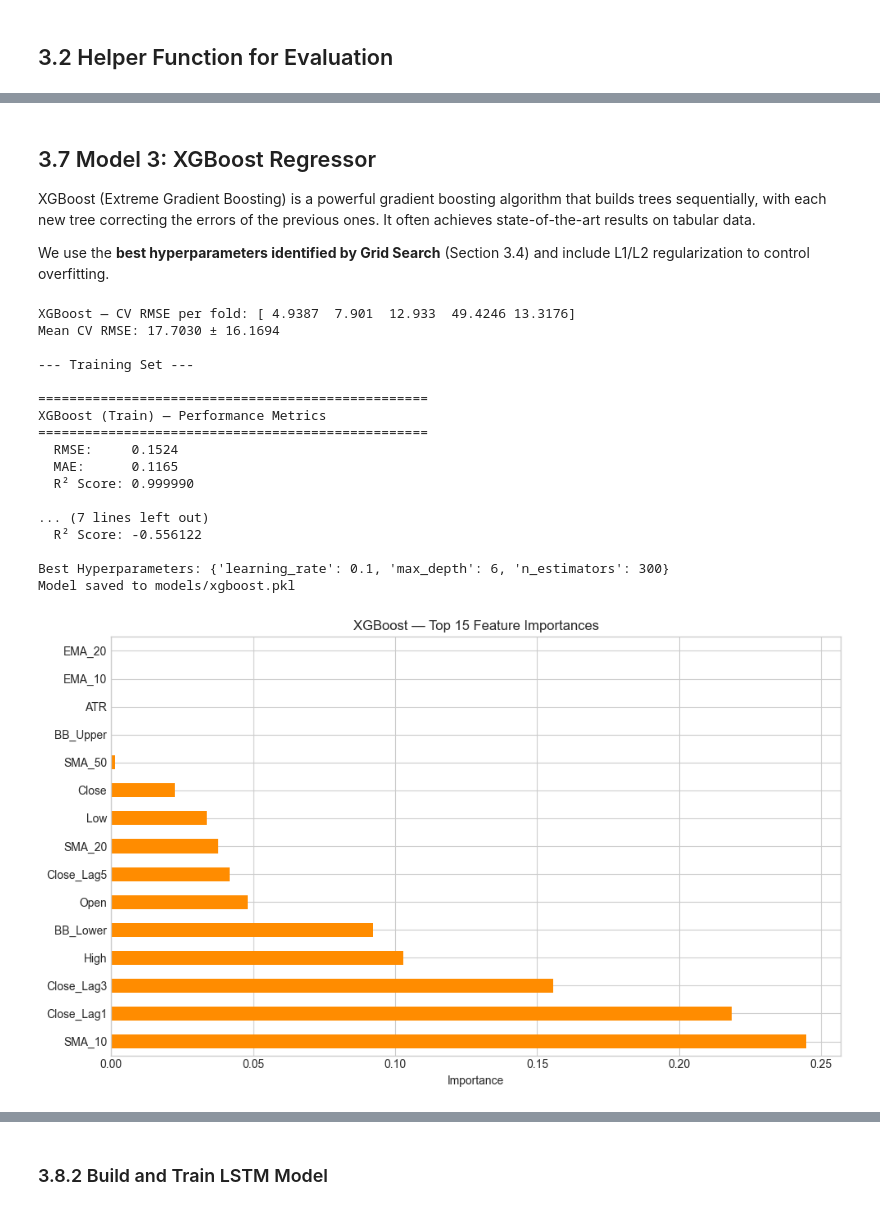
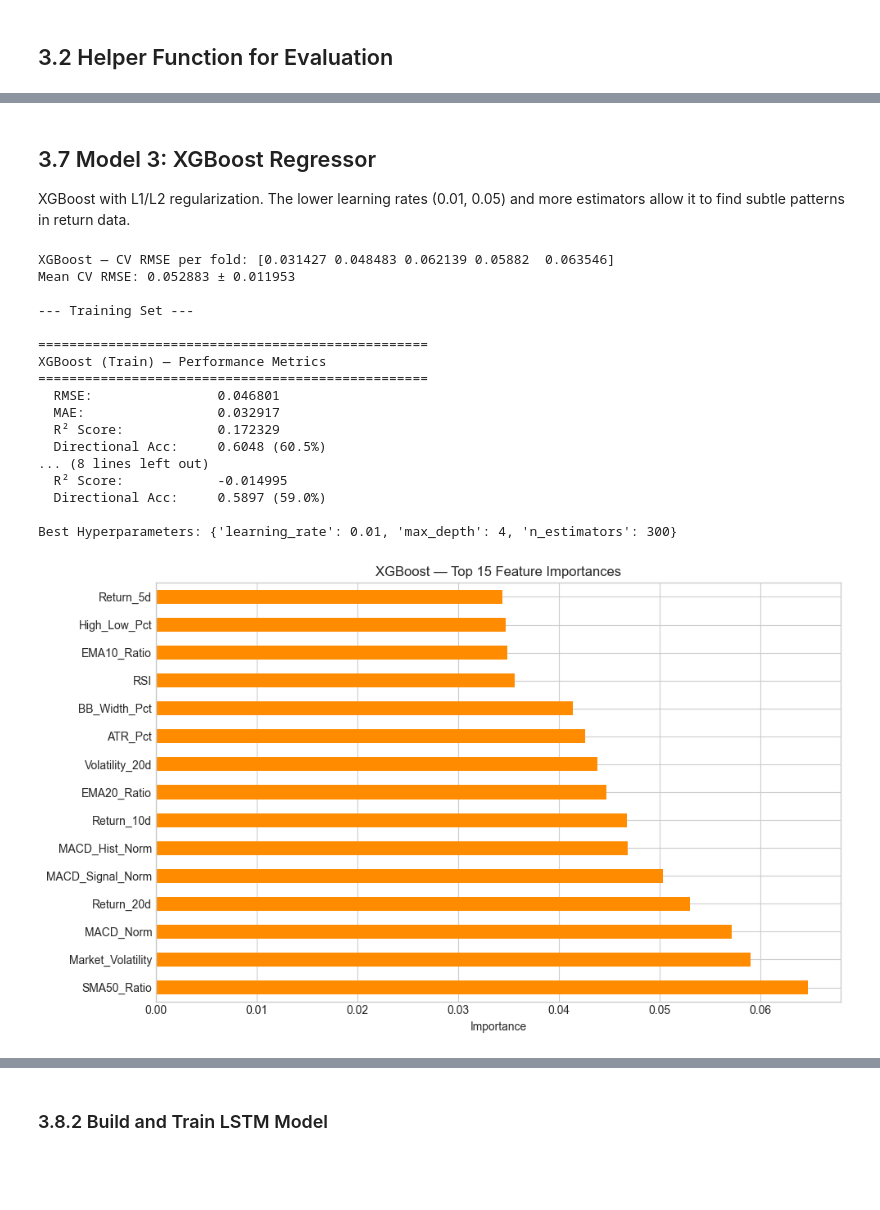
Before and after one commit to csdmichael/AIML-Capstone-Project-StockForecasting, a Jupyter notebook: notebooks/03_Modeling.ipynb, the cells around one changed output, grey strips where cells are left out. Saved outputs shown, nothing was run; the diff lists cells and outputs as text; code cells hidden in the pictures; blank space fills up the shorter version.

Commit message:
5-day forward stock returns

```diff
--- a/notebooks/03_Modeling.ipynb
+++ b/notebooks/03_Modeling.ipynb
@@ -158,9 +154,9 @@ We use **GridSearchCV** with **TimeSeriesSplit** to systematically search for th
 # %%
 # --- Grid Search for Random Forest ---
 rf_param_grid = {
-    'n_estimators': [100, 200],
+    'n_estimators': [200, 300],
     'max_depth': [10, 15, 20],
-    'min_samples_split': [3, 5]
+    'min_samples_split': [5, 10]
 }
 
 rf_grid_search = GridSearchCV(
@@ -175,13 +171,13 @@ rf_grid_search.fit(X_train, y_train)
 
 print('\nRandom Forest — Grid Search Results:')
 print(f'  Best Parameters: {rf_grid_search.best_params_}')
-print(f'  Best CV RMSE:    {np.sqrt(-rf_grid_search.best_score_):.4f}')
+print(f'  Best CV RMSE:    {np.sqrt(-rf_grid_search.best_score_):.6f}')
 
 # --- Grid Search for XGBoost ---
 xgb_param_grid = {
-    'n_estimators': [200, 300],
+    'n_estimators': [300, 500],
     'max_depth': [4, 6, 8],
-    'learning_rate': [0.05, 0.1]
+    'learning_rate': [0.01, 0.05]
 }
 
 xgb_grid_search = GridSearchCV(
@@ -197,7 +193,7 @@ xgb_grid_search.fit(X_train, y_train)
 
 print('\nXGBoost — Grid Search Results:')
 print(f'  Best Parameters: {xgb_grid_search.best_params_}')
-print(f'  Best CV RMSE:    {np.sqrt(-xgb_grid_search.best_score_):.4f}')
+print(f'  Best CV RMSE:    {np.sqrt(-xgb_grid_search.best_score_):.6f}')
 # %% [output]
 Fitting 5 folds for each of 12 candidates, totalling 60 fits
 
@@ -220,32 +212,23 @@ We wrap `StandardScaler` and `LinearRegression` in a **scikit-learn Pipeline** t
 # %%
-# Build a Pipeline: StandardScaler → LinearRegression
-lr_pipeline = Pipeline([
-    ('scaler', StandardScaler()),
-    ('regressor', LinearRegression())
-])
+lr_pipeline = Pipeline([('scaler', StandardScaler()), ('regressor', LinearRegression())])
 lr_pipeline.fit(X_train, y_train)
 
-# Cross-validate with TimeSeriesSplit (Pipeline handles scaling internally per fold)
 lr_cv_rmse = np.sqrt(-cross_val_score(
     Pipeline([('scaler', StandardScaler()), ('regressor', LinearRegression())]),
-    X_train, y_train,
-    cv=tscv, scoring='neg_mean_squared_error'
+    X_train, y_train, cv=tscv, scoring='neg_mean_squared_error'
 ))
-print(f'Linear Regression Pipeline — CV RMSE per fold: {lr_cv_rmse.round(4)}')
-print(f'Mean CV RMSE: {lr_cv_rmse.mean():.4f} ± {lr_cv_rmse.std():.4f}')
+print(f'Linear Regression — CV RMSE per fold: {lr_cv_rmse.round(6)}')
+print(f'Mean CV RMSE: {lr_cv_rmse.mean():.6f} ± {lr_cv_rmse.std():.6f}')
 
-# Predictions on test set
 lr_train_pred = lr_pipeline.predict(X_train)
 lr_test_pred = lr_pipeline.predict(X_test)
 
-# Evaluate
 print('\n--- Training Set ---')
 _ = evaluate_model('Linear Regression (Train)', y_train, lr_train_pred)
 print('\n--- Test Set ---')
 lr_results = evaluate_model('Linear Regression', y_test, lr_test_pred)
 results.append(lr_results)
 
-# Save pipeline (includes scaler + model)
 joblib.dump(lr_pipeline, os.path.join(models_dir, 'linear_regression_pipeline.pkl'))
-print('\nPipeline saved to models/linear_regression_pipeline.pkl')
+print('\nPipeline saved.')
 # %% [output]
@@ -508,69 +372,57 @@ plt.show()
 # %% [markdown]
 ## 3.7 Model 3: XGBoost Regressor
 
-XGBoost (Extreme Gradient Boosting) is a powerful gradient boosting algorithm that builds trees sequentially, with each new tree correcting the errors of the previous ones. It often achieves state-of-the-art results on tabular data.
-
-We use the **best hyperparameters identified by Grid Search** (Section 3.4) and include L1/L2 regularization to control overfitting.
+XGBoost with L1/L2 regularization. The lower learning rates (0.01, 0.05) and more estimators allow it to find subtle patterns in return data.
 # %%
-# Use the best model from Grid Search (already trained on full training set)
 xgb_model = xgb_grid_search.best_estimator_
 
-# Cross-validate with the best hyperparameters
 xgb_cv_rmse = np.sqrt(-cross_val_score(
     XGBRegressor(**xgb_grid_search.best_params_, random_state=42, n_jobs=-1,
                  subsample=0.8, colsample_bytree=0.8, reg_alpha=0.1, reg_lambda=1.0),
     X_train, y_train, cv=tscv, scoring='neg_mean_squared_error'
 ))
-print(f'XGBoost — CV RMSE per fold: {xgb_cv_rmse.round(4)}')
-print(f'Mean CV RMSE: {xgb_cv_rmse.mean():.4f} ± {xgb_cv_rmse.std():.4f}')
+print(f'XGBoost — CV RMSE per fold: {xgb_cv_rmse.round(6)}')
+print(f'Mean CV RMSE: {xgb_cv_rmse.mean():.6f} ± {xgb_cv_rmse.std():.6f}')
 
-# Predictions
 xgb_train_pred = xgb_model.predict(X_train)
 xgb_test_pred = xgb_model.predict(X_test)
 
-# Evaluate
 print('\n--- Training Set ---')
 _ = evaluate_model('XGBoost (Train)', y_train, xgb_train_pred)
 print('\n--- Test Set ---')
 xgb_results = evaluate_model('XGBoost', y_test, xgb_test_pred)
 results.append(xgb_results)
 
-# Save model
 joblib.dump(xgb_model, os.path.join(models_dir, 'xgboost.pkl'))
 print(f'\nBest Hyperparameters: {xgb_grid_search.best_params_}')
-print('Model saved to models/xgboost.pkl')
 # %% [output]
-XGBoost — CV RMSE per fold: [ 4.9387  7.901  12.933  49.4246 13.3176]
-Mean CV RMSE: 17.7030 ± 16.1694
+XGBoost — CV RMSE per fold: [0.031427 0.048483 0.062139 0.05882  0.063546]
+Mean CV RMSE: 0.052883 ± 0.011953
 
 --- Training Set ---
 
 ==================================================
 XGBoost (Train) — Performance Metrics
 ==================================================
-  RMSE:     0.1524
-  MAE:      0.1165
-  R² Score: 0.999990
+  RMSE:                0.046801
+  MAE:                 0.032917
+  R² Score:            0.172329
+  Directional Acc:     0.6048 (60.5%)
+... (8 lines left out)
+  R² Score:            -0.014995
+  Directional Acc:     0.5897 (59.0%)
 
-... (7 lines left out)
-  R² Score: -0.556122
-
-Best Hyperparameters: {'learning_rate': 0.1, 'max_depth': 6, 'n_estimators': 300}
-Model saved to models/xgboost.pkl
+Best Hyperparameters: {'learning_rate': 0.01, 'max_depth': 4, 'n_estimators': 300}
 # %%
-# Feature importance for XGBoost
-xgb_importance = pd.Series(
-    xgb_model.feature_importances_, index=X_train.columns
-).sort_values(ascending=False)
-
+xgb_importance = pd.Series(xgb_model.feature_importances_, index=X_train.columns).sort_values(ascending=False)
 plt.figure(figsize=(10, 6))
 xgb_importance.head(15).plot(kind='barh', color='darkorange')
 plt.title('XGBoost — Top 15 Feature Importances')
 plt.xlabel('Importance')
 plt.tight_layout()
 plt.show()
 # %% [output]
-[figure, old version]
+[figure, new version]
 # %% [markdown]
 ## 3.8 Model 4: LSTM Neural Network
 
```
Also changed, not shown: parts of 26 cells of this notebook, 31 other files.
